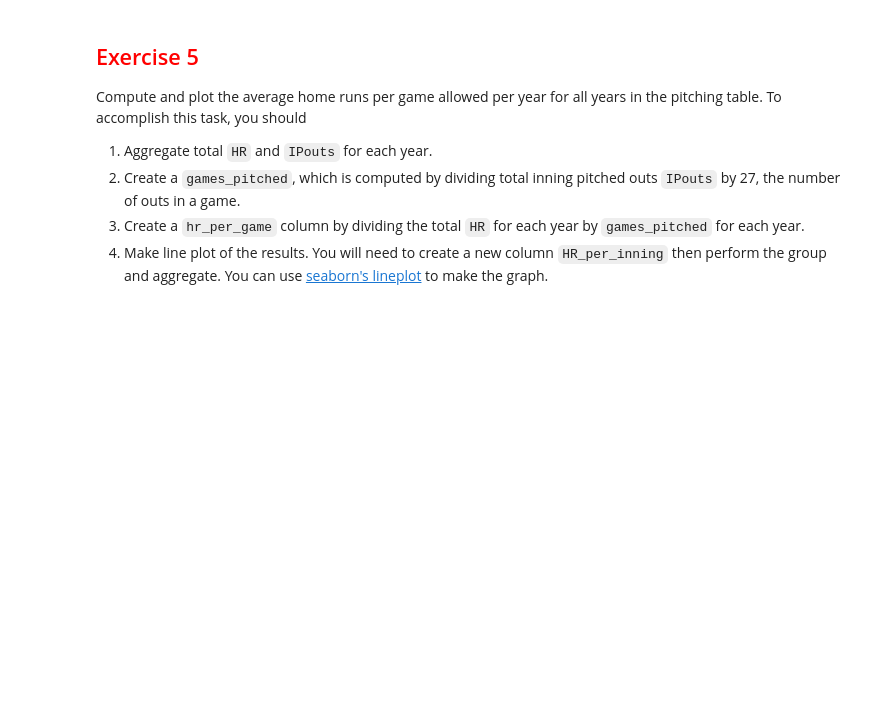
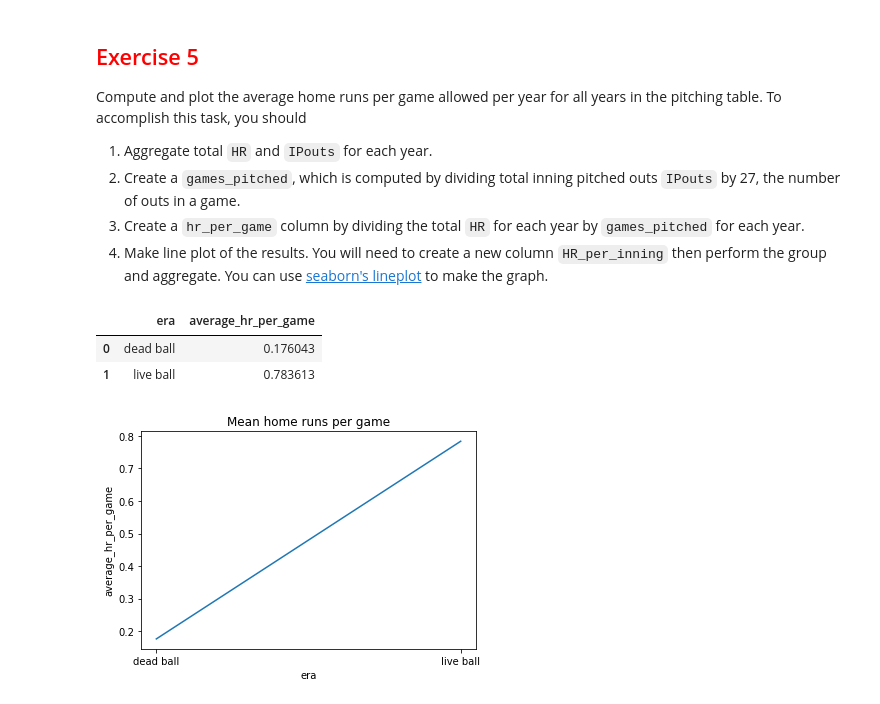
Before and after one commit to samwooden/module2_intro_to_pandas, a Jupyter notebook: 2_6_aggregation.ipynb, the cells around one changed output. Saved outputs shown, nothing was run; the diff lists cells and outputs as text; code cells hidden in the pictures; blank space fills up the shorter version.

```diff
--- a/2_6_aggregation.ipynb
+++ b/2_6_aggregation.ipynb
@@ -240,0 +297,28 @@ Compute and plot the average home runs per game allowed per year for all years i
+# %%
+mean_hr_per_game = (pitching
+                    >> select(X.HR, X.IPouts, X.yearID, X.G)
+                    >> group_by(X.yearID)
+                    >> summarize(games_pitched = (X.IPouts.sum()/27),
+                                 total_ipouts = X.IPouts.sum(),
+                                 total_home_runs = X.HR.sum()
+                    )
+                     >> ungroup
+                     >> mutate(hrs_per_game = (X.total_home_runs/(X.games_pitched)),
+                               hr_per_game = X.total_home_runs/X.games_pitched,
+                               era = ifelse(X.yearID < 1920,
+                                             "dead ball",
+                                            "live ball"))
+                    >> group_by(X.era)
+                     >> summarize(average_hr_per_game = mean(X.hrs_per_game))
+                    )
+mean_hr_per_game
+# %% [output]
+|  | era | average_hr_per_game |
+| 0 | dead ball | 0.176043 |
+| 1 | live ball | 0.783613 |
+# %%
+fig, ax = plt.subplots()
+ax = sns.lineplot(x = "era", y="average_hr_per_game", data=mean_hr_per_game, ax = ax)
+_ = ax.set_title("Mean home runs per game")
+# %% [output]
+[figure, added]
```
Also changed, not shown: parts of 17 cells of this notebook, 4 other files.
